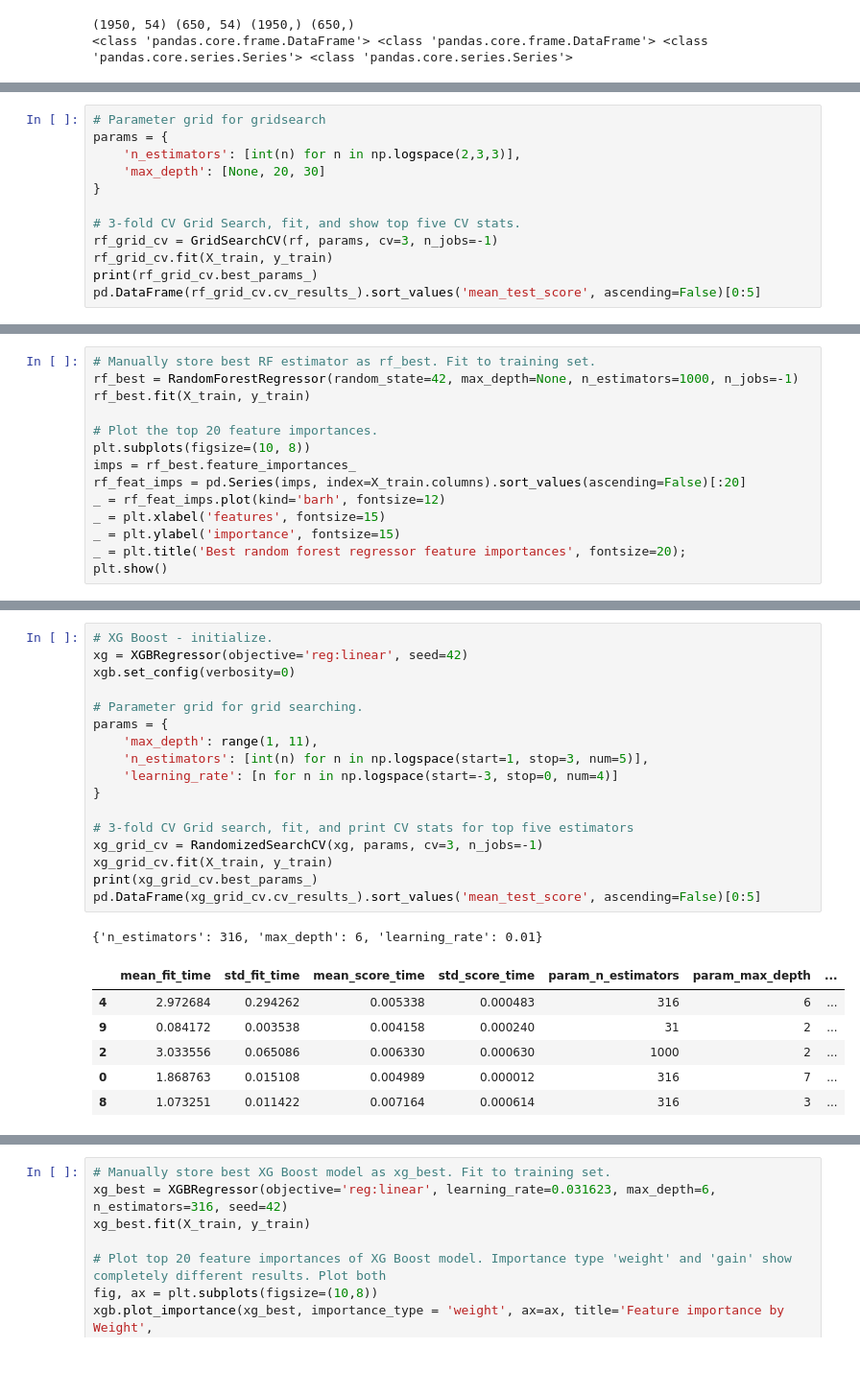
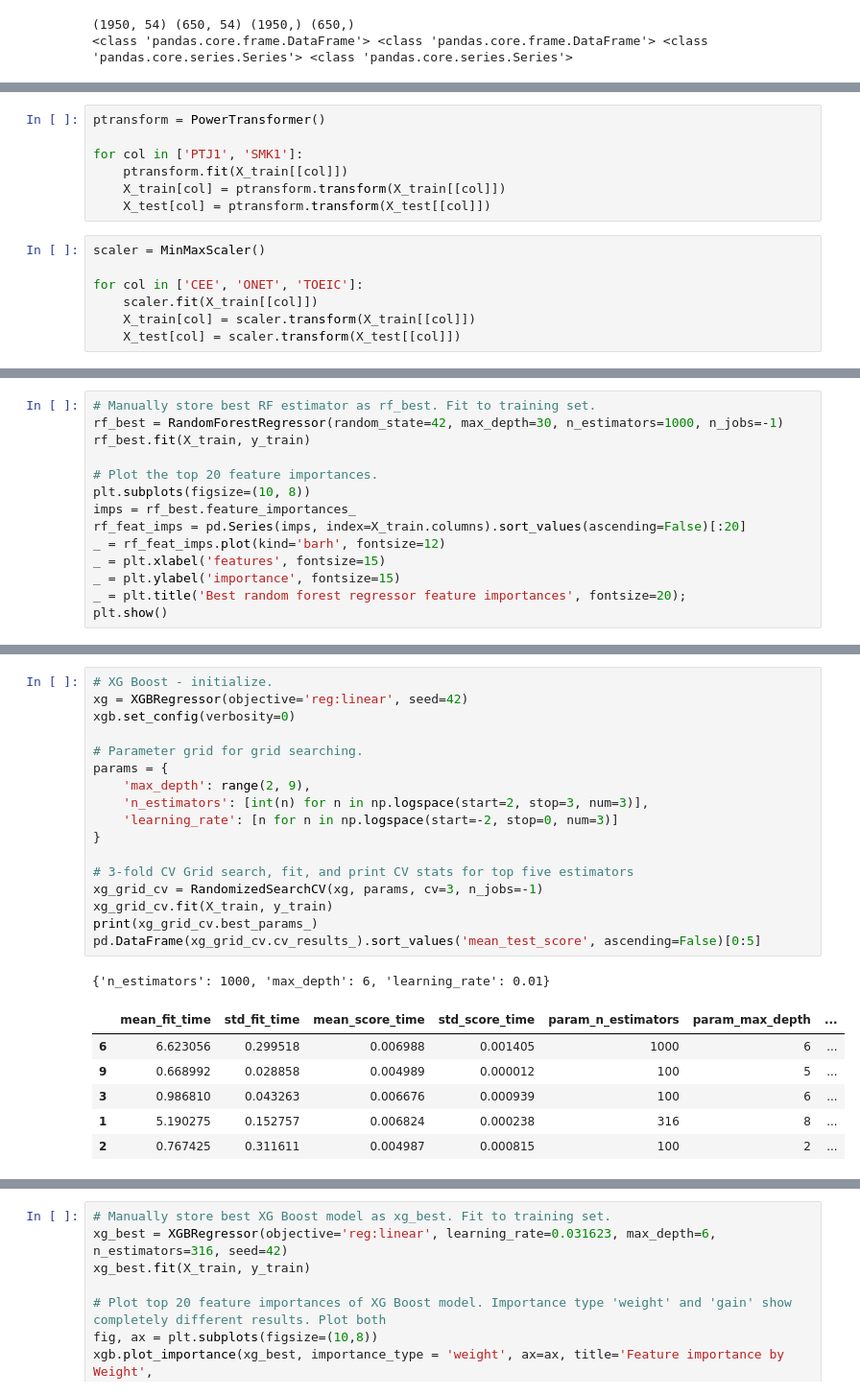
Before and after one commit to Jaester88/Springboard, a Jupyter notebook: Capstone_2_language_proficiency/C2_VST_JaeC_210907-Copy2.ipynb, the cells around one changed output, grey strips where cells are left out. Shown at 96% size. Drawn from its saved outputs; the diff is of its cells as text; blank space fills up the shorter version.

```diff
--- a/Capstone_2_language_proficiency/C2_VST_JaeC_210907-Copy2.ipynb
+++ b/Capstone_2_language_proficiency/C2_VST_JaeC_210907-Copy2.ipynb
@@ -113,3 +125,17 @@ print(type(X_train), type(X_test), type(y_train), type(y_test))
+# %%
+ptransform = PowerTransformer()
+
+for col in ['PTJ1', 'SMK1']:
+    ptransform.fit(X_train[[col]])
+    X_train[col] = ptransform.transform(X_train[[col]])
+    X_test[col] = ptransform.transform(X_test[[col]])
+# %%
+scaler = MinMaxScaler()
+
+for col in ['CEE', 'ONET', 'TOEIC']:
+    scaler.fit(X_train[[col]])
+    X_train[col] = scaler.transform(X_train[[col]])
+    X_test[col] = scaler.transform(X_test[[col]])
 # %%
 # Random Forest Regressor - initialize
 rf = RandomForestRegressor(random_state=42, n_jobs=-1)
@@ -136,12 +161,0 @@ pd.DataFrame(rf_grid_cv.cv_results_).sort_values('mean_test_score', ascending=Fa
-# %%
-# Parameter grid for gridsearch
-params = {
-    'n_estimators': [int(n) for n in np.logspace(2,3,3)],
-    'max_depth': [None, 20, 30]
-}
-
-# 3-fold CV Grid Search, fit, and show top five CV stats.
-rf_grid_cv = GridSearchCV(rf, params, cv=3, n_jobs=-1)
-rf_grid_cv.fit(X_train, y_train)
-print(rf_grid_cv.best_params_)
-pd.DataFrame(rf_grid_cv.cv_results_).sort_values('mean_test_score', ascending=False)[0:5]
@@ -156,6 +162,6 @@ pd.DataFrame(rf_grid_cv.cv_results_).sort_values('mean_test_score', ascending=Fa
 # %%
 # Manually store best RF estimator as rf_best. Fit to training set.
-rf_best = RandomForestRegressor(random_state=42, max_depth=None, n_estimators=1000, n_jobs=-1)
+rf_best = RandomForestRegressor(random_state=42, max_depth=30, n_estimators=1000, n_jobs=-1)
 rf_best.fit(X_train, y_train)
 
 # Plot the top 20 feature importances.
@@ -190,28 +196,28 @@ RMSE:  3.629349650366493
 # %%
 # XG Boost - initialize.
 xg = XGBRegressor(objective='reg:linear', seed=42)
 xgb.set_config(verbosity=0)
 
 # Parameter grid for grid searching.
 params = {
-    'max_depth': range(1, 11),
-    'n_estimators': [int(n) for n in np.logspace(start=1, stop=3, num=5)],
-    'learning_rate': [n for n in np.logspace(start=-3, stop=0, num=4)]
+    'max_depth': range(2, 9),
+    'n_estimators': [int(n) for n in np.logspace(start=2, stop=3, num=3)],
+    'learning_rate': [n for n in np.logspace(start=-2, stop=0, num=3)]
 }
 
 # 3-fold CV Grid search, fit, and print CV stats for top five estimators
 xg_grid_cv = RandomizedSearchCV(xg, params, cv=3, n_jobs=-1)
 xg_grid_cv.fit(X_train, y_train)
 print(xg_grid_cv.best_params_)
 pd.DataFrame(xg_grid_cv.cv_results_).sort_values('mean_test_score', ascending=False)[0:5]
 # %% [output]
-{'n_estimators': 316, 'max_depth': 6, 'learning_rate': 0.01}
+{'n_estimators': 1000, 'max_depth': 6, 'learning_rate': 0.01}
 |  | mean_fit_time | std_fit_time | mean_score_time | std_score_time | param_n_estimators | param_max_depth | ... |
-| 4 | 2.972684 | 0.294262 | 0.005338 | 0.000483 | 316 | 6 | ... |
-| 9 | 0.084172 | 0.003538 | 0.004158 | 0.000240 | 31 | 2 | ... |
-| 2 | 3.033556 | 0.065086 | 0.006330 | 0.000630 | 1000 | 2 | ... |
-| 0 | 1.868763 | 0.015108 | 0.004989 | 0.000012 | 316 | 7 | ... |
-| 8 | 1.073251 | 0.011422 | 0.007164 | 0.000614 | 316 | 3 | ... |
+| 6 | 6.623056 | 0.299518 | 0.006988 | 0.001405 | 1000 | 6 | ... |
+| 9 | 0.668992 | 0.028858 | 0.004989 | 0.000012 | 100 | 5 | ... |
+| 3 | 0.986810 | 0.043263 | 0.006676 | 0.000939 | 100 | 6 | ... |
+| 1 | 5.190275 | 0.152757 | 0.006824 | 0.000238 | 316 | 8 | ... |
+| 2 | 0.767425 | 0.311611 | 0.004987 | 0.000815 | 100 | 2 | ... |
 # %%
 # Parameter grid for grid searching.
 params = {
```
Also changed, not shown: parts of 24 cells of this notebook.
